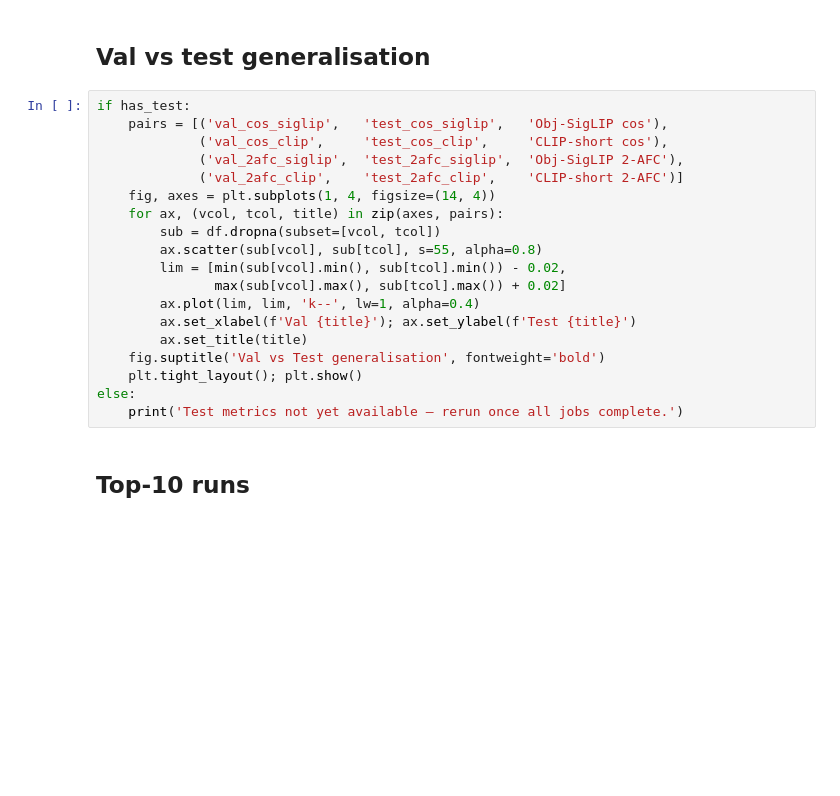
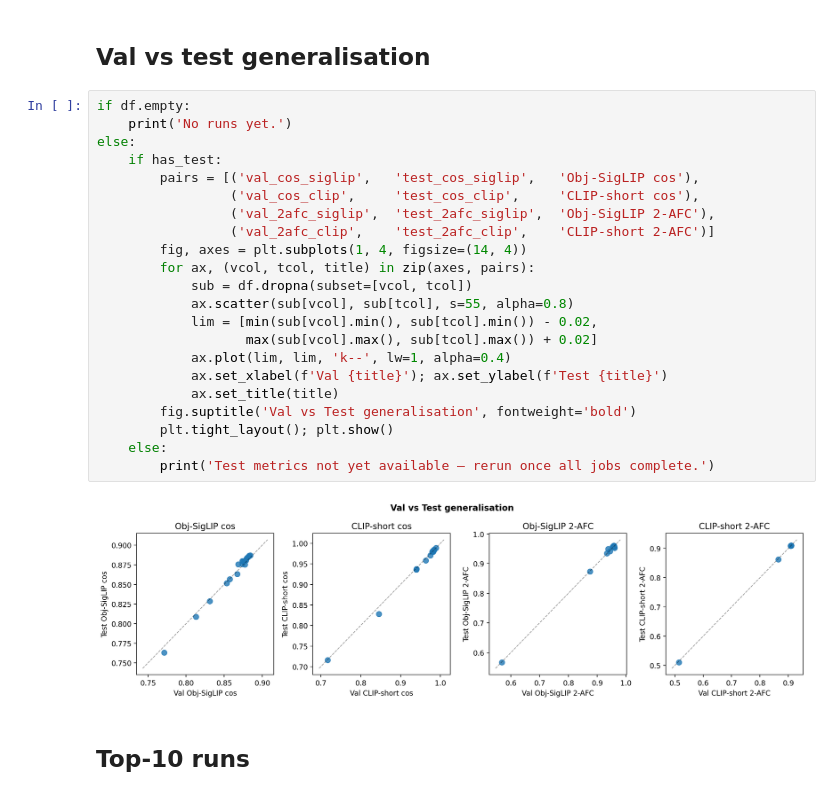
Before and after one commit to YAOJaredz/NeurObjectGen, a Jupyter notebook: notebooks/sweep_hvm_multihead_obj_results.ipynb, the cells around one changed output. Drawn from its saved outputs; the diff is of its cells as text; blank space fills up the shorter version.

```diff
--- a/notebooks/sweep_hvm_multihead_obj_results.ipynb
+++ b/notebooks/sweep_hvm_multihead_obj_results.ipynb
@@ -100,24 +131,29 @@ plt.show()
 # %% [markdown]
 ## Val vs test generalisation
 # %%
-if has_test:
-    pairs = [('val_cos_siglip',   'test_cos_siglip',   'Obj-SigLIP cos'),
-             ('val_cos_clip',     'test_cos_clip',     'CLIP-short cos'),
-             ('val_2afc_siglip',  'test_2afc_siglip',  'Obj-SigLIP 2-AFC'),
-             ('val_2afc_clip',    'test_2afc_clip',    'CLIP-short 2-AFC')]
-    fig, axes = plt.subplots(1, 4, figsize=(14, 4))
-    for ax, (vcol, tcol, title) in zip(axes, pairs):
-        sub = df.dropna(subset=[vcol, tcol])
-        ax.scatter(sub[vcol], sub[tcol], s=55, alpha=0.8)
-        lim = [min(sub[vcol].min(), sub[tcol].min()) - 0.02,
-               max(sub[vcol].max(), sub[tcol].max()) + 0.02]
-        ax.plot(lim, lim, 'k--', lw=1, alpha=0.4)
-        ax.set_xlabel(f'Val {title}'); ax.set_ylabel(f'Test {title}')
-        ax.set_title(title)
-    fig.suptitle('Val vs Test generalisation', fontweight='bold')
-    plt.tight_layout(); plt.show()
+if df.empty:
+    print('No runs yet.')
 else:
-    print('Test metrics not yet available — rerun once all jobs complete.')
+    if has_test:
+        pairs = [('val_cos_siglip',   'test_cos_siglip',   'Obj-SigLIP cos'),
+                 ('val_cos_clip',     'test_cos_clip',     'CLIP-short cos'),
+                 ('val_2afc_siglip',  'test_2afc_siglip',  'Obj-SigLIP 2-AFC'),
+                 ('val_2afc_clip',    'test_2afc_clip',    'CLIP-short 2-AFC')]
+        fig, axes = plt.subplots(1, 4, figsize=(14, 4))
+        for ax, (vcol, tcol, title) in zip(axes, pairs):
+            sub = df.dropna(subset=[vcol, tcol])
+            ax.scatter(sub[vcol], sub[tcol], s=55, alpha=0.8)
+            lim = [min(sub[vcol].min(), sub[tcol].min()) - 0.02,
+                   max(sub[vcol].max(), sub[tcol].max()) + 0.02]
+            ax.plot(lim, lim, 'k--', lw=1, alpha=0.4)
+            ax.set_xlabel(f'Val {title}'); ax.set_ylabel(f'Test {title}')
+            ax.set_title(title)
+        fig.suptitle('Val vs Test generalisation', fontweight='bold')
+        plt.tight_layout(); plt.show()
+    else:
+        print('Test metrics not yet available — rerun once all jobs complete.')
+# %% [output]
+[figure, added]
 # %% [markdown]
 ## Top-10 runs
 # %%
```
Also changed, not shown: parts of 4 cells of this notebook, 1 other file.
